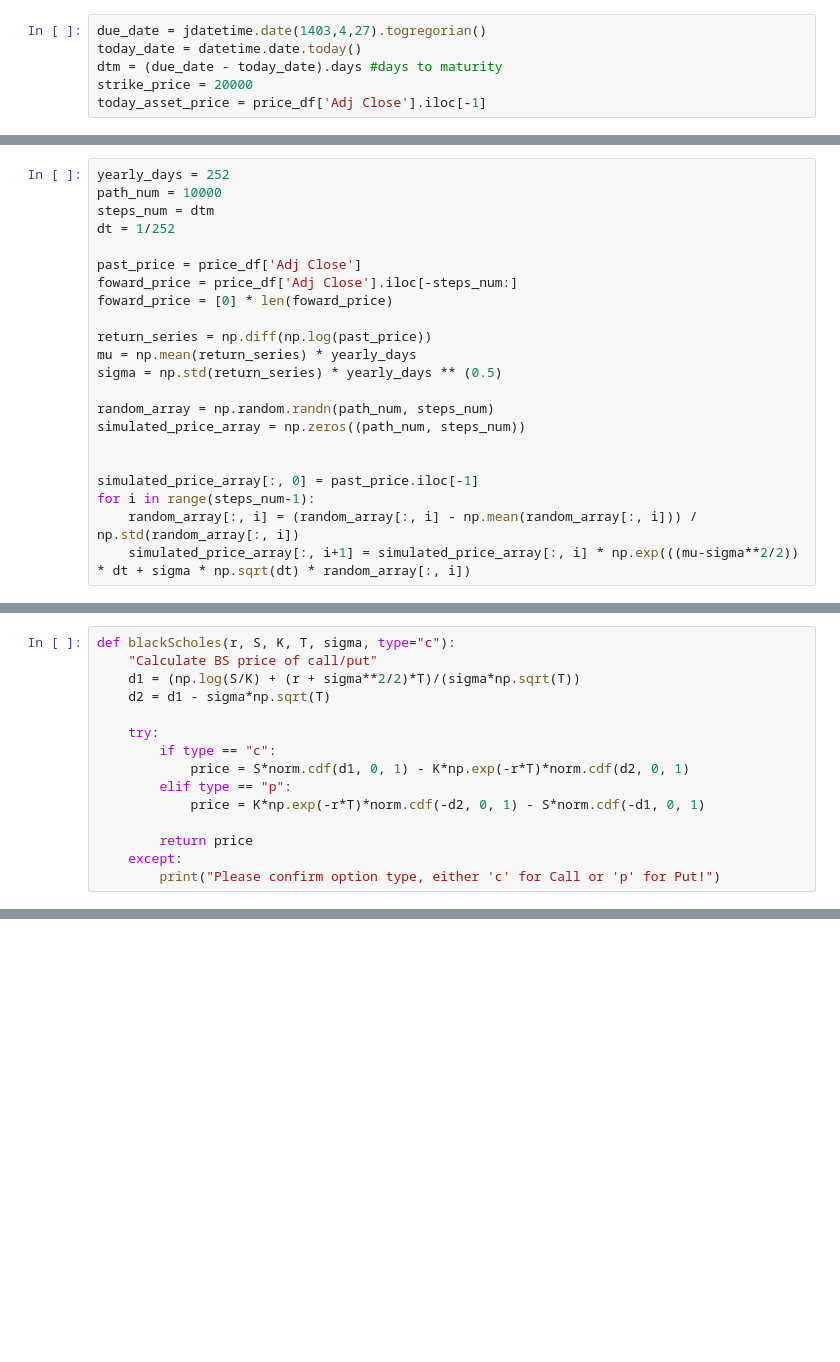
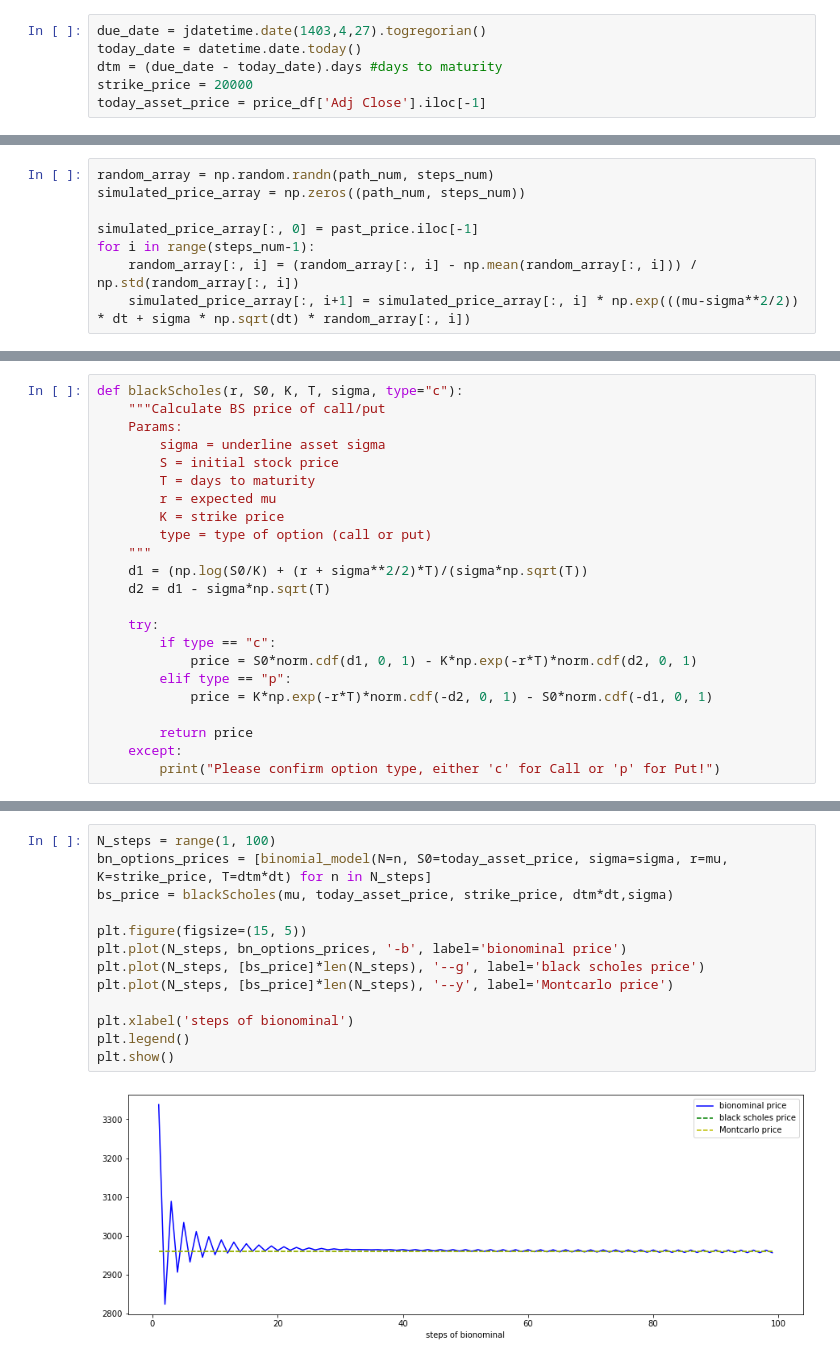
Before and after one commit to HoseinAhmadi97/Stochastic-proccess, a Jupyter notebook: 2. Option_Pricing.ipynb, the cells around one changed output, grey strips where cells are left out. Saved outputs shown, nothing was run; the diff lists cells and outputs as text; blank space fills up the shorter version.

```diff
--- a/2. Option_Pricing.ipynb
+++ b/2. Option_Pricing.ipynb
@@ -99,20 +115,6 @@ today_asset_price = price_df['Adj Close'].iloc[-1]
 # %%
-yearly_days = 252
-path_num = 10000
-steps_num = dtm
-dt = 1/252
-
-past_price = price_df['Adj Close']
-foward_price = price_df['Adj Close'].iloc[-steps_num:]
-foward_price = [0] * len(foward_price)
-
-return_series = np.diff(np.log(past_price))
-mu = np.mean(return_series) * yearly_days
-sigma = np.std(return_series) * yearly_days ** (0.5)
-
 random_array = np.random.randn(path_num, steps_num)
 simulated_price_array = np.zeros((path_num, steps_num))
-
 
 simulated_price_array[:, 0] = past_price.iloc[-1]
 for i in range(steps_num-1):
@@ -129,14 +131,22 @@ call_price.round(0)
 # %%
-def blackScholes(r, S, K, T, sigma, type="c"):
-    "Calculate BS price of call/put"
-    d1 = (np.log(S/K) + (r + sigma**2/2)*T)/(sigma*np.sqrt(T))
+def blackScholes(r, S0, K, T, sigma, type="c"):
+    """Calculate BS price of call/put
+    Params:
+        sigma = underline asset sigma
+        S = initial stock price
+        T = days to maturity
+        r = expected mu
+        K = strike price
+        type = type of option (call or put)
+    """
+    d1 = (np.log(S0/K) + (r + sigma**2/2)*T)/(sigma*np.sqrt(T))
     d2 = d1 - sigma*np.sqrt(T)
 
     try:
         if type == "c":
-            price = S*norm.cdf(d1, 0, 1) - K*np.exp(-r*T)*norm.cdf(d2, 0, 1)
+            price = S0*norm.cdf(d1, 0, 1) - K*np.exp(-r*T)*norm.cdf(d2, 0, 1)
         elif type == "p":
-            price = K*np.exp(-r*T)*norm.cdf(-d2, 0, 1) - S*norm.cdf(-d1, 0, 1)
+            price = K*np.exp(-r*T)*norm.cdf(-d2, 0, 1) - S0*norm.cdf(-d1, 0, 1)
 
         return price
     except:
@@ -147,0 +198,15 @@ blackScholes(mu, today_asset_price, strike_price, dtm/365,sigma).round(0)
+# %%
+N_steps = range(1, 100)
+bn_options_prices = [binomial_model(N=n, S0=today_asset_price, sigma=sigma, r=mu, K=strike_price, T=dtm*dt) for n in N_steps]
+bs_price = blackScholes(mu, today_asset_price, strike_price, dtm*dt,sigma)
+
+plt.figure(figsize=(15, 5))
+plt.plot(N_steps, bn_options_prices, '-b', label='bionominal price')
+plt.plot(N_steps, [bs_price]*len(N_steps), '--g', label='black scholes price')
+plt.plot(N_steps, [bs_price]*len(N_steps), '--y', label='Montcarlo price')
+
+plt.xlabel('steps of bionominal')
+plt.legend()
+plt.show()
+# %% [output]
+[figure, added]
```
Also changed, not shown: parts of 13 cells of this notebook.
